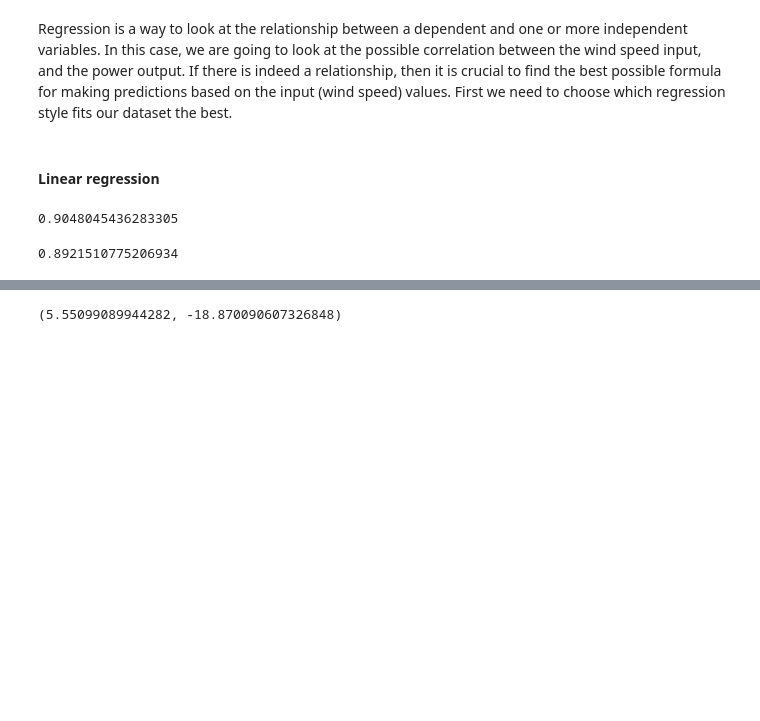
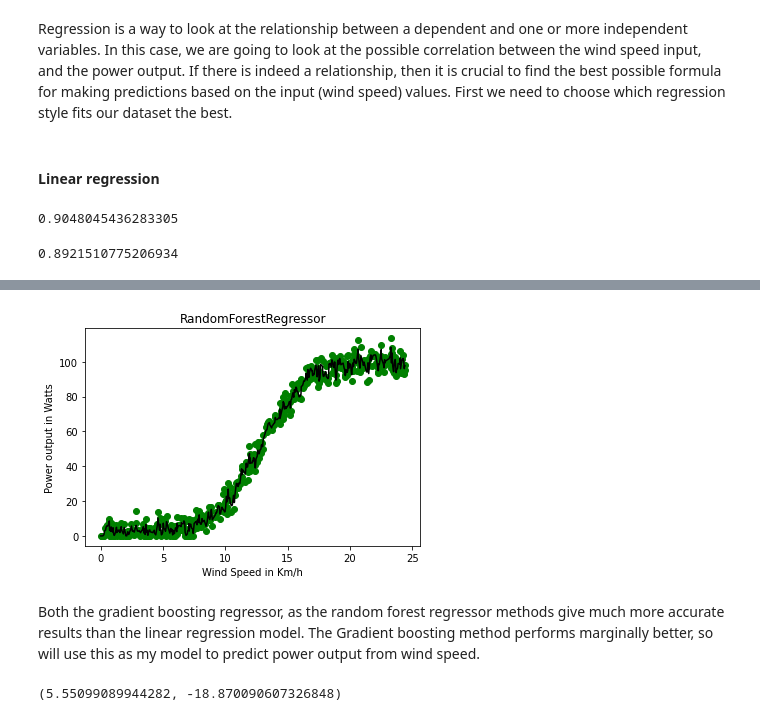
Before and after one commit to Ardvb/MLAS-Project, a Jupyter notebook: Project.ipynb, the cells around one changed output, grey strips where cells are left out. Cells and saved outputs as stored; diff of their text form; code cells hidden in the pictures; blank space fills up the shorter version.

```diff
--- a/Project.ipynb
+++ b/Project.ipynb
@@ -196,0 +253,14 @@ m = lm.LinearRegression()
+# %%
+def gbr():
+    plt.scatter(x, y, color='green')
+    plt.plot(x, predrfr, color='black') #Plot predictions of GradientBoostingRegressor in black, against actual y output values in green.
+    plt.title('RandomForestRegressor')
+    plt.xlabel('Wind Speed in Km/h')
+    plt.ylabel('Power output in Watts')
+    plt.show()
+    return
+gbr()
+# %% [output]
+[figure, added]
+# %% [markdown]
+Both the gradient boosting regressor, as the random forest regressor methods give much more accurate results than the linear regression model. The Gradient boosting method performs marginally better, so will use this as my model to predict power output from wind speed.
```
Also changed, not shown: parts of 26 cells of this notebook, 1 other file.
